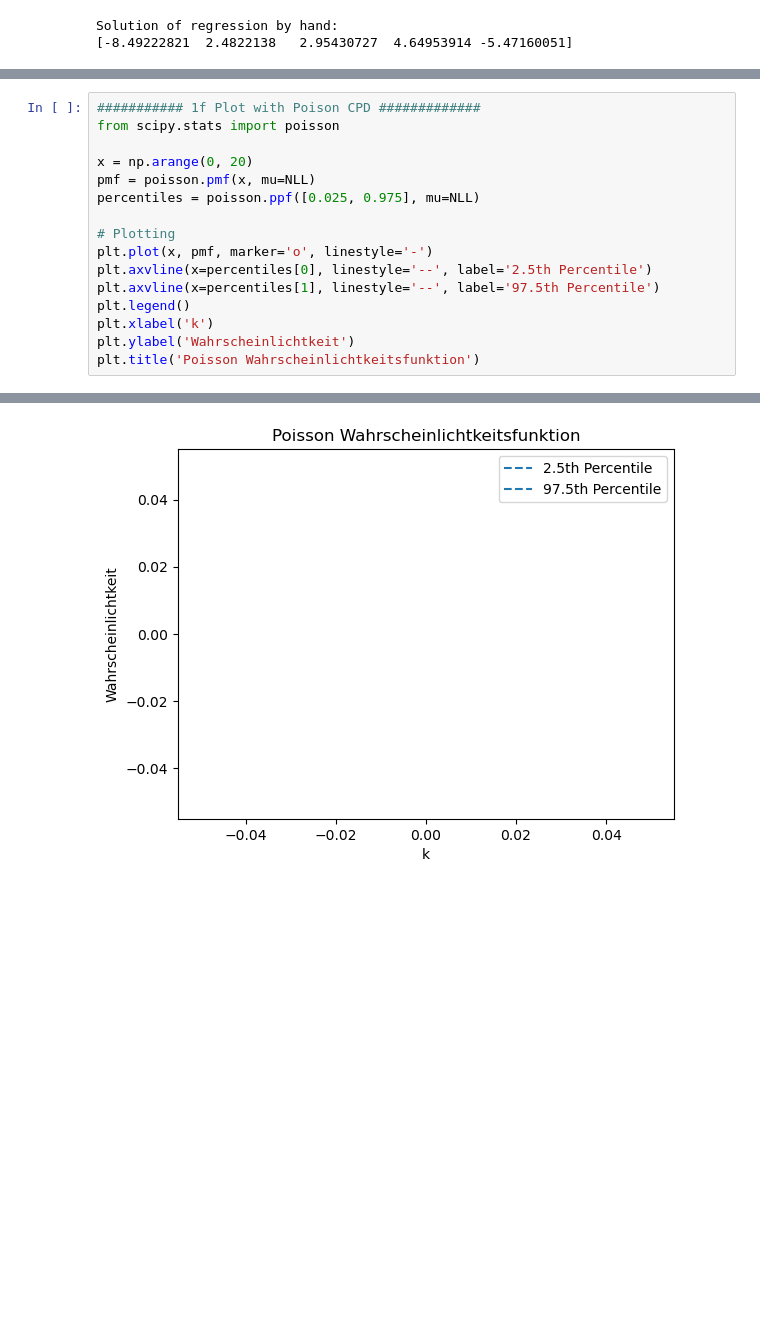
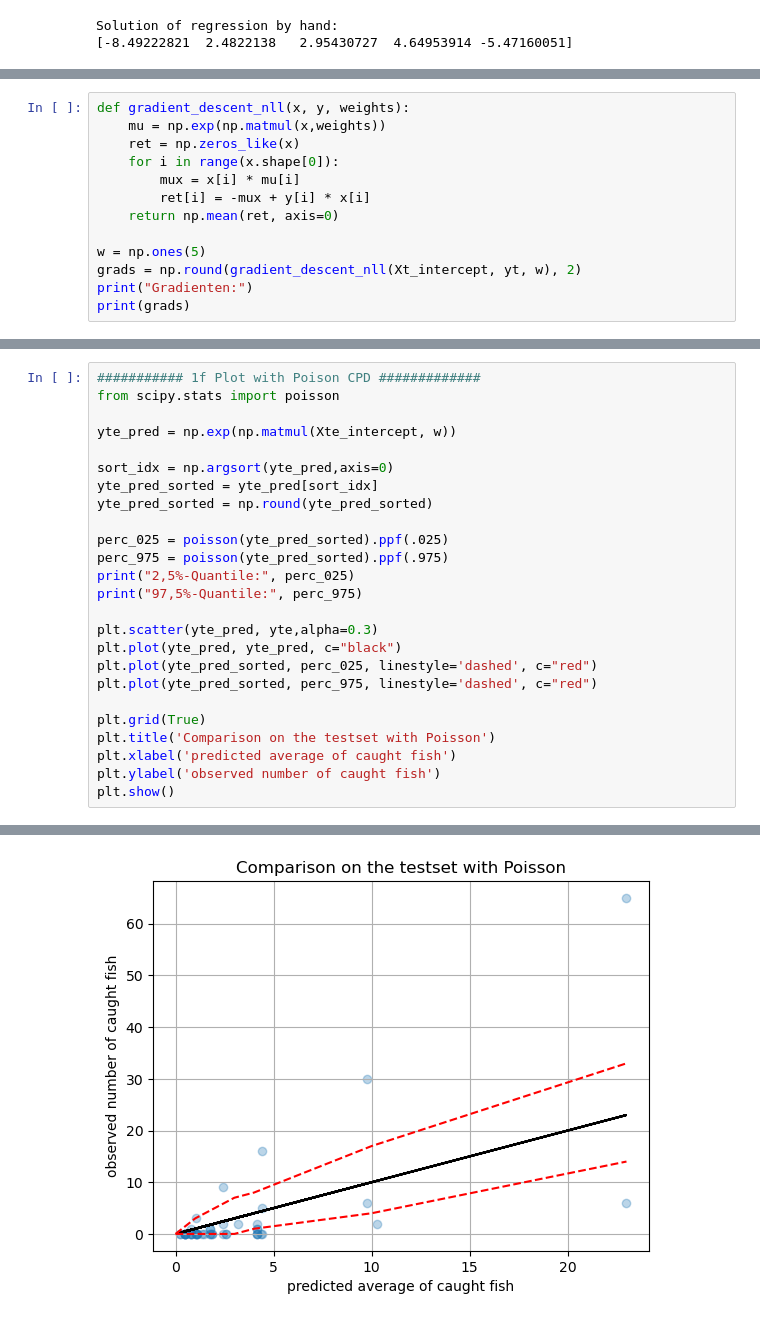
Before and after one commit to TypMitSchnurrbart/ws24_machine_learning, a Jupyter notebook: Aufgabe2/Aufgabe2_1.ipynb, the cells around one changed output, grey strips where cells are left out. Drawn from its saved outputs; the diff is of its cells as text; blank space fills up the shorter version.

```diff
--- a/Aufgabe2/Aufgabe2_1.ipynb
+++ b/Aufgabe2/Aufgabe2_1.ipynb
@@ -154,0 +148,13 @@ def poisson_nll(beta, X):
+# %%
+def gradient_descent_nll(x, y, weights):
+    mu = np.exp(np.matmul(x,weights))
+    ret = np.zeros_like(x)
+    for i in range(x.shape[0]):
+        mux = x[i] * mu[i]
+        ret[i] = -mux + y[i] * x[i]
+    return np.mean(ret, axis=0)
+
+w = np.ones(5)
+grads = np.round(gradient_descent_nll(Xt_intercept, yt, w), 2)
+print("Gradienten:")
+print(grads)
@@ -191,16 +215,25 @@ TypeError: loop of ufunc does not support argument 0 of type int which has no ca
 ########### 1f Plot with Poison CPD #############
 from scipy.stats import poisson
 
-x = np.arange(0, 20)
-pmf = poisson.pmf(x, mu=NLL)
-percentiles = poisson.ppf([0.025, 0.975], mu=NLL)
+yte_pred = np.exp(np.matmul(Xte_intercept, w))
 
-# Plotting
-plt.plot(x, pmf, marker='o', linestyle='-')
-plt.axvline(x=percentiles[0], linestyle='--', label='2.5th Percentile')
-plt.axvline(x=percentiles[1], linestyle='--', label='97.5th Percentile')
-plt.legend()
-plt.xlabel('k')
-plt.ylabel('Wahrscheinlichtkeit')
-plt.title('Poisson Wahrscheinlichtkeitsfunktion')
+sort_idx = np.argsort(yte_pred,axis=0)
+yte_pred_sorted = yte_pred[sort_idx]
+yte_pred_sorted = np.round(yte_pred_sorted)
+
+perc_025 = poisson(yte_pred_sorted).ppf(.025)
+perc_975 = poisson(yte_pred_sorted).ppf(.975)
+print("2,5%-Quantile:", perc_025)
+print("97,5%-Quantile:", perc_975)
+
+plt.scatter(yte_pred, yte,alpha=0.3)
+plt.plot(yte_pred, yte_pred, c="black")
+plt.plot(yte_pred_sorted, perc_025, linestyle='dashed', c="red")
+plt.plot(yte_pred_sorted, perc_975, linestyle='dashed', c="red")
+
+plt.grid(True)
+plt.title('Comparison on the testset with Poisson')
+plt.xlabel('predicted average of caught fish')
+plt.ylabel('observed number of caught fish')
+plt.show()
 # %% [output]
@@ -208 +246 @@ Text(0.5, 1.0, 'Poisson Wahrscheinlichtkeitsfunktion')
-[figure, old version]
+[figure, new version]
```
Also changed, not shown: parts of 9 cells of this notebook.
